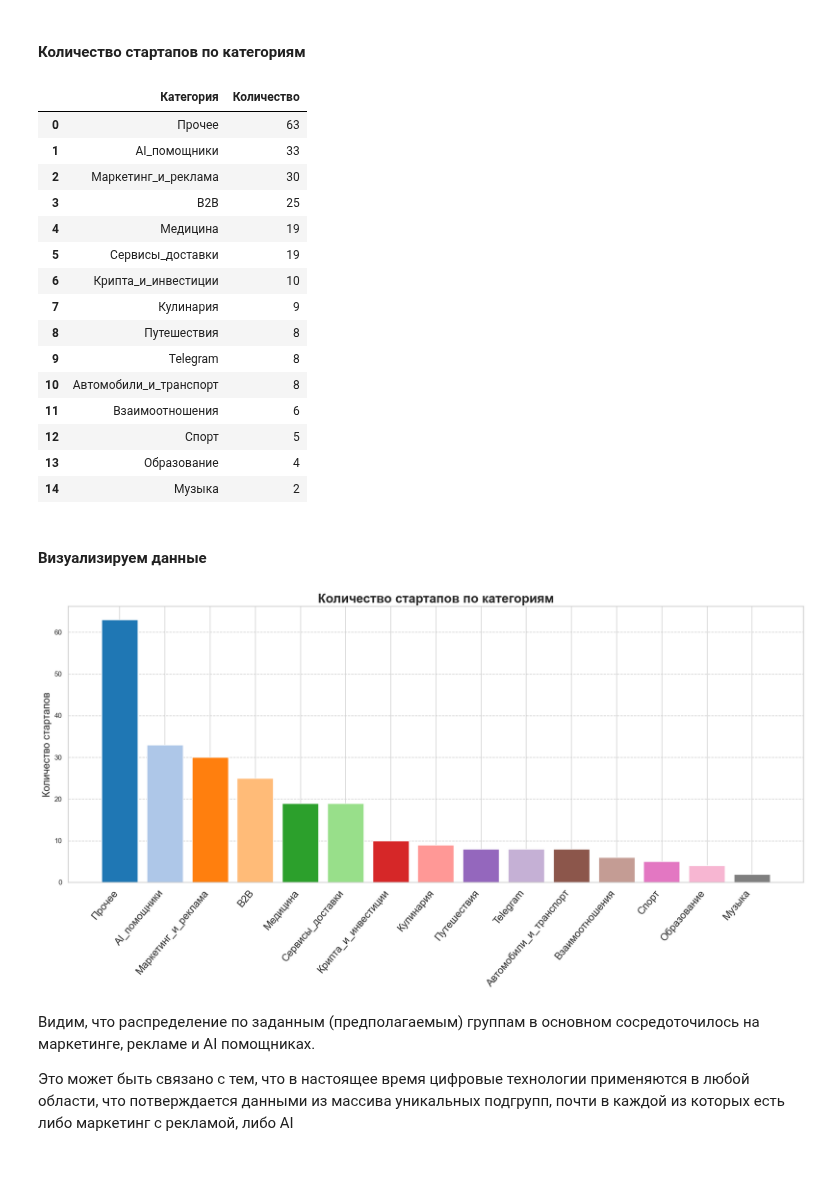
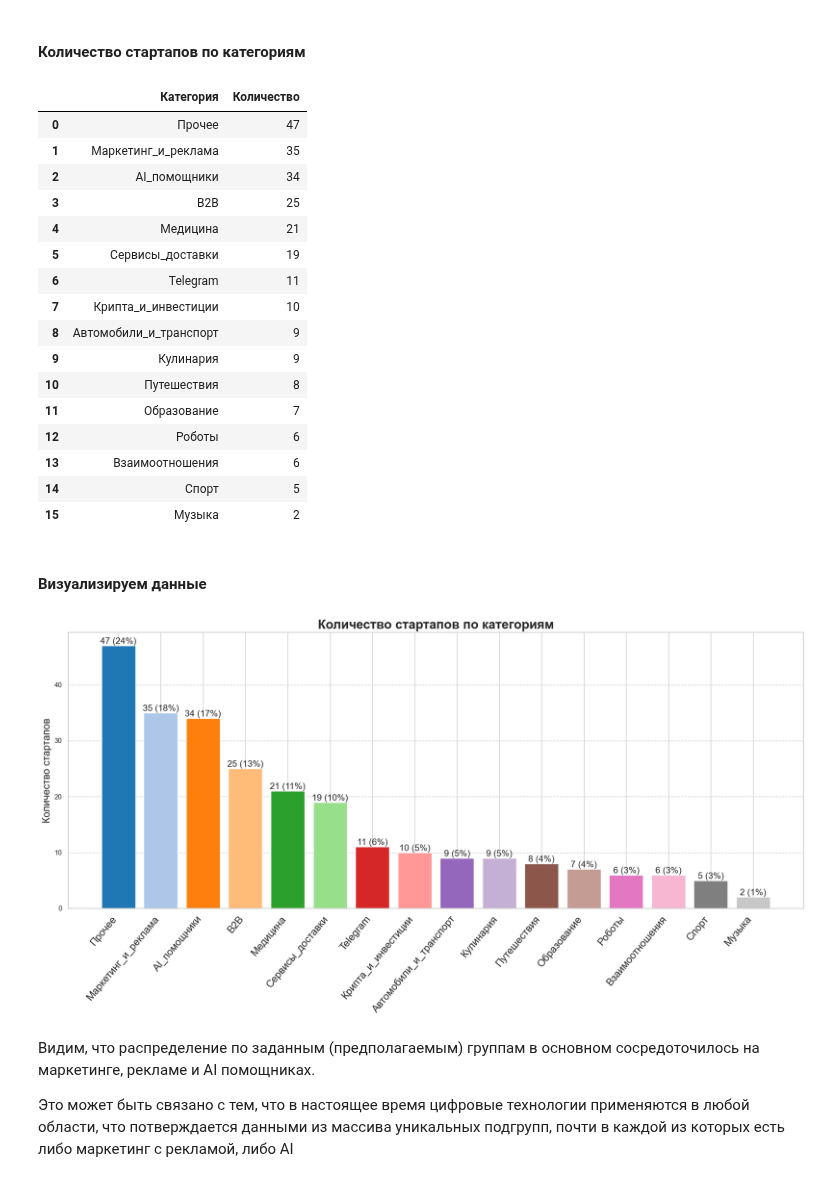
Before and after one commit to panchill/Startup-analytics, a Jupyter notebook: Startup_analytics.ipynb, the cells around one changed output. Cells and saved outputs as stored; diff of their text form; code cells hidden in the pictures.

```diff
--- a/Startup_analytics.ipynb
+++ b/Startup_analytics.ipynb
@@ -46,12 +46,3 @@ description_renamed
 | Максимум | 900.00 | 519 | 535 | 385 | 735 |
 # %% [markdown]
 После пересмотра стартапов, где запрашиваемые инвестиции были 0, выяснилось, что на самом деле у таких стартапов просто нет информации по запрашиваемым инвестициям, поэтому все нули были заменены на NaN.
-# %%
-sns.set_theme(style='whitegrid')
-plt.figure(figsize=(20, 10))
-df['Всего_rolling'] = df['Всего'].rolling(window=5).mean()
-sns.lineplot(x='Дата', y='Всего_rolling', data=df, color='r')
-plt.xlabel('Годы выхода выпуска', fontsize=16)
-plt.ylabel('Количество проголосовавших', fontsize=16)
-plt.title('Зависимость количество голосов от даты c окном 5', fontsize=20, fontweight='bold')
-plt.show()
@@ -61,20 +50,21 @@ plt.show()
 ### Разбивка стартапов по группам
 # %%
 keywords = {
-    'Telegram' : ['телеграм', 'telegram'],
+    'Telegram' : ['телеграм', 'telegram', 'бот'],
     'Взаимоотношения' : [ 'познакомиться', 'знакомств', 'отношени', 'свидани'],
-    'AI_помощники' : ['виртуальн', 'помощник', 'ai', 'искусственны', 'интелект', 'ии', 'бот'], # слово "бот" больше используется в контексте AI помощников, нежели именно ТГ-ботов. К тому же, телеграм-бот будет начинаться с "телеграм", а не с бота
-    'Маркетинг_и_реклама' : ['реклам', 'маркетинг', 'продвижение', 'целевая', 'crm', 'продажи', 'привлечен'],
+    'AI_помощники' : ['виртуальн', 'помощник', 'ai', 'искусственн', 'интелект', 'ии'], # слово "бот" больше используется в контексте AI помощников, нежели именно ТГ-ботов. К тому же, телеграм-бот будет начинаться с "телеграм", а не с бота
+    'Маркетинг_и_реклама' : ['реклам', 'маркетинг', 'продвижение', 'целевая', 'crm', 'продажи', 'привлечен', 'инвестор'],
     'B2B' : ['b2b', 'бизнес'],
-    'Медицина' : ['профилактик', 'медицин', 'врач', 'докт', 'хирург ', 'маломобильных', 'процедур','здоровь', 'вирус', 'анализы', 'психолог', 'таблет', 'больн', 'узи'],
-    'Образование': ['студент', 'университет', 'школ', 'образован', 'универ', 'экзамен', 'общежит', 'образован'],
+    'Медицина' : ['профилактик', 'медицин', 'врач', 'докт', 'хирург ', 'маломобильных', 'процедур','здоровь', 'вирус', 'анализы', 'психолог', 'таблет', 'больн', 'узи', 'заболевани', 'фармацевт'],
+    'Образование': ['студент', 'университет', 'школ', 'образован', 'универ', 'экзамен', 'общежит', 'образован', 'английск', 'иностранн'],
     'Музыка': ['музык', 'песн', 'звук', 'аккорд', 'мелод'],
     'Спорт': ['тренировк', 'фитнес', 'физкультур', 'атлетик', 'кардио', 'нагруз', 'сорев', 'экипиров', 'упражнен'],
     'Сервисы_доставки': [ 'курьер', 'доставк', 'груз', 'логистик', 'маршрут', 'навигатор'],
     'Путешествия': ['поездк', 'туризм', 'путешеств', 'путевк', 'экскурси', 'курорт', 'проживание', 'travel'],
     'Кулинария': ['кухн', 'повар', 'еда', 'пищ', 'рецепт', 'ингредиент', 'блюд', 'еды', 'общепит', 'едой'],
-    'Автомобили_и_транспорт' : ['машина', 'техобслуж', 'кузов', 'транспорт','автомобил', 'двигател'],
-    'Крипта_и_инвестиции' : ['крипто', 'валюта', 'трейд']
+    'Автомобили_и_транспорт' : ['машина', 'техобслуж', 'кузов', 'транспорт','автомобил', 'двигател', 'автовладел'],
+    'Крипта_и_инвестиции' : ['крипто', 'валюта', 'трейд'],
+    'Роботы' : ['робот']
 }
 def categorize(description):
     matched_categories = set()  # Используем множество для уникальных категорий
@@ -168,46 +159,61 @@ def count_subcategory_occurrences(df, subcategories):
     result_df = pd.DataFrame(results, columns=['Категория', 'Количество'])
     result_df = result_df.sort_values(by='Количество', ascending=False).reset_index(drop=True)
     return result_df
-subcategories_list = ['Прочее', 'Telegram', 'B2B', 'Взаимоотношения', 'AI_помощники', 'Крипта_и_инвестиции', 'Автомобили_и_транспорт', 'Музыка', 'Медицина', 'Спорт', 'Сервисы_доставки', 'Путешествия', 'Кулинария', 'Образование', 'Маркетинг_и_реклама']
+subcategories_list = ['Прочее', 'Telegram', 'B2B', 'Взаимоотношения', 'Роботы', 'AI_помощники', 'Крипта_и_инвестиции', 'Автомобили_и_транспорт', 'Музыка', 'Медицина', 'Спорт', 'Сервисы_доставки', 'Путешествия', 'Кулинария', 'Образование', 'Маркетинг_и_реклама']
 subcategory_counts_df = count_subcategory_occurrences(df, subcategories_list)
 subcategory_counts_df
 # %% [output]
 |  | Категория | Количество |
-| 0 | Прочее | 63 |
-| 1 | AI_помощники | 33 |
-| 2 | Маркетинг_и_реклама | 30 |
+| 0 | Прочее | 47 |
+| 1 | Маркетинг_и_реклама | 35 |
+| 2 | AI_помощники | 34 |
 | 3 | B2B | 25 |
-| 4 | Медицина | 19 |
+| 4 | Медицина | 21 |
 | 5 | Сервисы_доставки | 19 |
-| 6 | Крипта_и_инвестиции | 10 |
-| 7 | Кулинария | 9 |
-| 8 | Путешествия | 8 |
-| 9 | Telegram | 8 |
-| 10 | Автомобили_и_транспорт | 8 |
-| 11 | Взаимоотношения | 6 |
-| 12 | Спорт | 5 |
-| 13 | Образование | 4 |
-| 14 | Музыка | 2 |
+| 6 | Telegram | 11 |
+| 7 | Крипта_и_инвестиции | 10 |
+| 8 | Автомобили_и_транспорт | 9 |
+| 9 | Кулинария | 9 |
+| 10 | Путешествия | 8 |
+| 11 | Образование | 7 |
+| 12 | Роботы | 6 |
+| 13 | Взаимоотношения | 6 |
+| 14 | Спорт | 5 |
+| 15 | Музыка | 2 |
 # %% [markdown]
 #### Визуализируем данные
 # %%
 category_labels = list(subcategory_counts_df['Категория'])
 category_counts = list(subcategory_counts_df['Количество'])
 colors = plt.get_cmap('tab20').colors
+total_counts = df.shape[0]
 plt.figure(figsize=(17, 9))
-plt.bar(
+bars = plt.bar(
     category_labels,
     category_counts,
     color=colors[:len(category_labels)]
 )
 plt.title('Количество стартапов по категориям', fontsize=20, fontweight='bold')
 plt.ylabel('Количество стартапов', fontsize=16)
 plt.xticks(rotation=50, fontsize=16, ha='right')  # Поворот меток категорий, если они длинные
 plt.grid(axis='y', linestyle='--')  # Сетка по вертикальной оси
 plt.tight_layout()  # Подгонка для отображения меток
+for bar, count in zip(bars, category_counts):
+    height = bar.get_height()
+    # Рассчитываем процент
+    percent = count / total_counts * 100
+    # Отображаем количество и процент на графике
+    plt.text(
+        bar.get_x() + bar.get_width() / 2,
+        height,
+        f'{count} ({percent:.0f}%)',
+        ha='center',
+        va='bottom',
+        fontsize=14
+    )
 plt.show()
 # %% [output]
-[figure, old version]
+[figure, new version]
 # %% [markdown]
 
 
```
Also changed, not shown: parts of 5 cells of this notebook.
